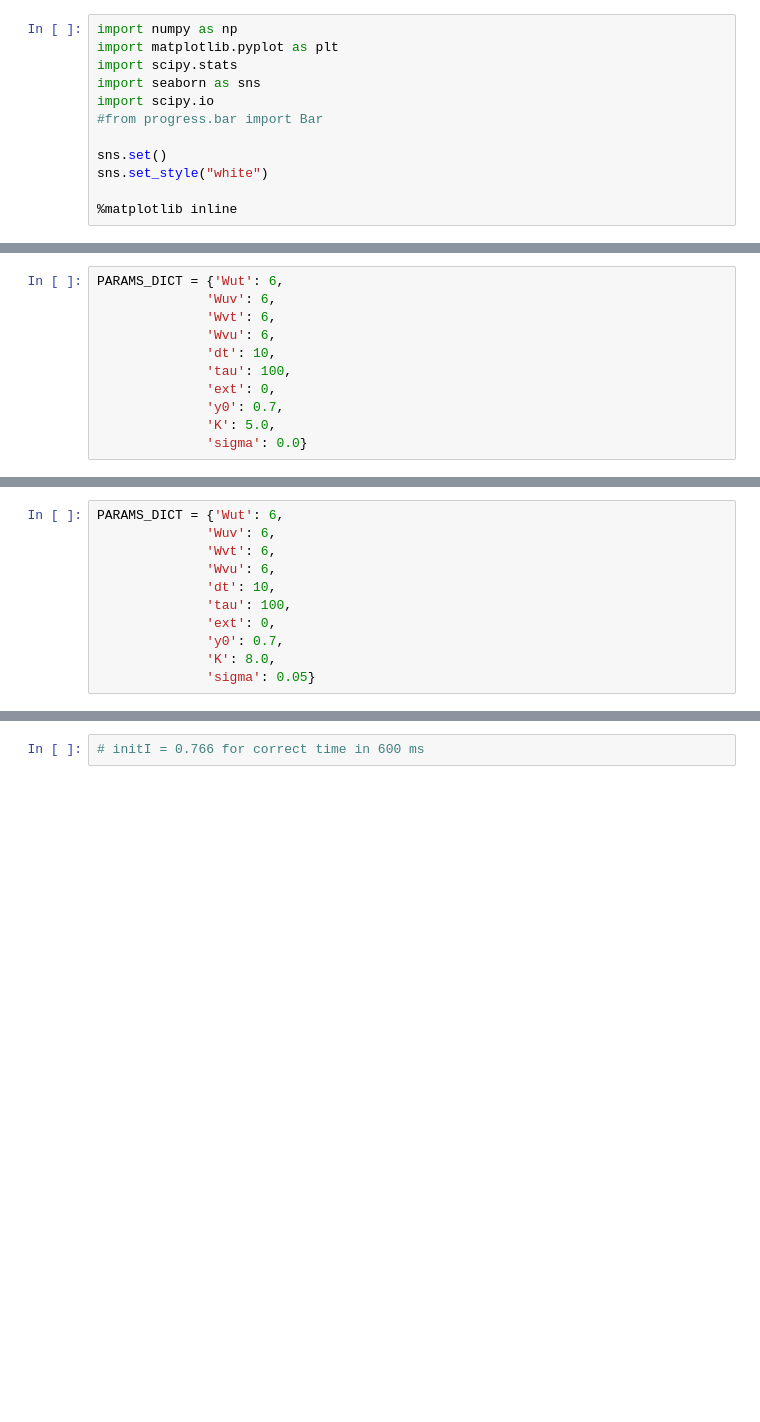
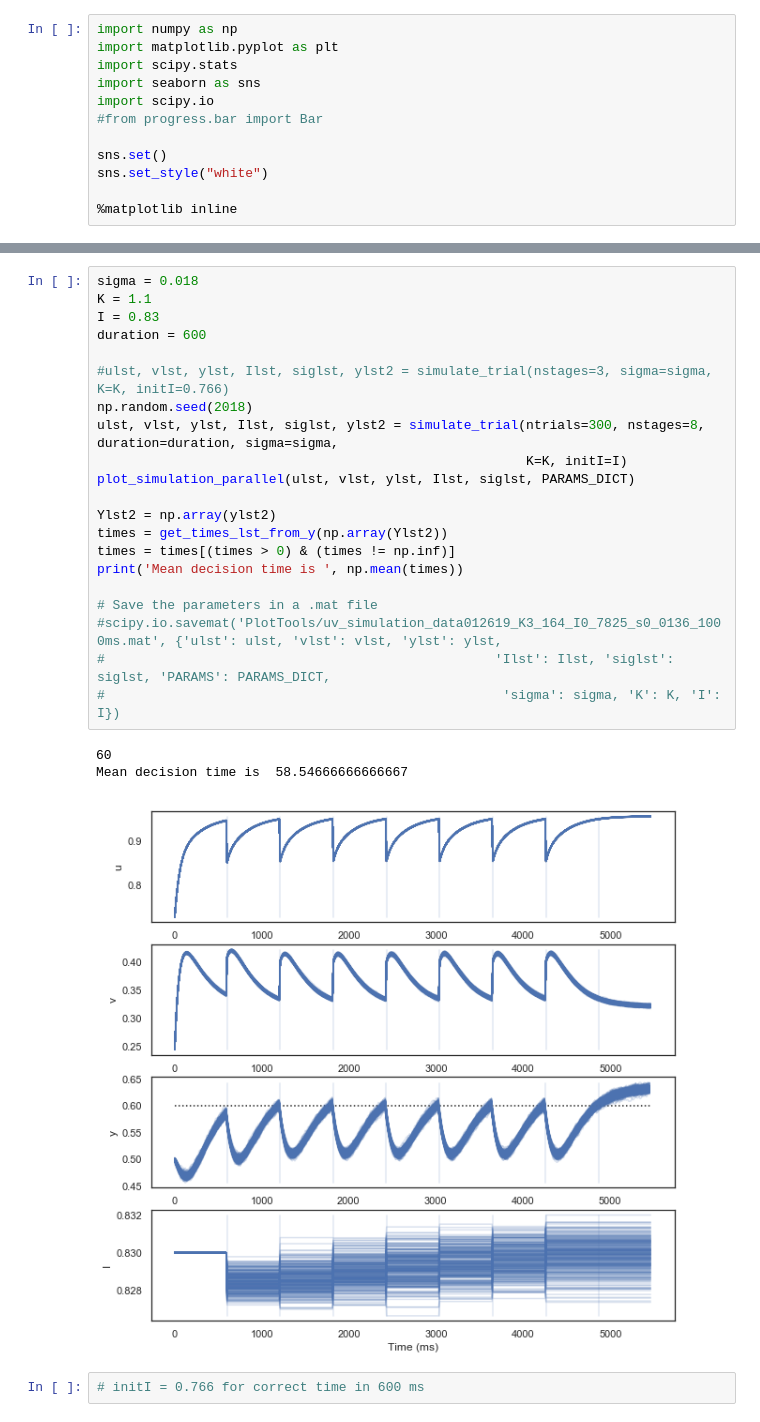
Before and after one commit to jazlab/SE_NL_MJ_2020, a Jupyter notebook: integrator_feedback_circuit.ipynb, the cells around one changed output, grey strips where cells are left out. Saved outputs shown, nothing was run; the diff lists cells and outputs as text; blank space fills up the shorter version.

```diff
--- a/integrator_feedback_circuit.ipynb
+++ b/integrator_feedback_circuit.ipynb
@@ -333,13 +164,2 @@ def plot_simulation(ulst, vlst, ylst, Ilst, siglst, params_dict):
     ax[3].set_xlabel('Time (ms)');
-# %%
-PARAMS_DICT = {'Wut': 6,
-              'Wuv': 6,
-              'Wvt': 6,
-              'Wvu': 6,
-              'dt': 10,
-              'tau': 100,
-              'ext': 0,
-              'y0': 0.7,
-              'K': 5.0,
-              'sigma': 0.0}
 # %%
@@ -486,11 +255,0 @@ def plot_simulation_parallel(ulst, vlst, ylst, Ilst, siglst, params_dict):
-# %%
-PARAMS_DICT = {'Wut': 6,
-              'Wuv': 6,
-              'Wvt': 6,
-              'Wvu': 6,
-              'dt': 10,
-              'tau': 100,
-              'ext': 0,
-              'y0': 0.7,
-              'K': 8.0,
-              'sigma': 0.05}
@@ -653,3 +256,28 @@ Mean decision time is  86.44666666666667
+# %%
+sigma = 0.018
+K = 1.1
+I = 0.83
+duration = 600
+
+#ulst, vlst, ylst, Ilst, siglst, ylst2 = simulate_trial(nstages=3, sigma=sigma, K=K, initI=0.766)
+np.random.seed(2018)
+ulst, vlst, ylst, Ilst, siglst, ylst2 = simulate_trial(ntrials=300, nstages=8, duration=duration, sigma=sigma,
+                                                       K=K, initI=I)
+plot_simulation_parallel(ulst, vlst, ylst, Ilst, siglst, PARAMS_DICT)
+
+Ylst2 = np.array(ylst2)
+times = get_times_lst_from_y(np.array(Ylst2))
+times = times[(times > 0) & (times != np.inf)]
+print('Mean decision time is ', np.mean(times))
+
+# Save the parameters in a .mat file
+#scipy.io.savemat('PlotTools/uv_simulation_data012619_K3_164_I0_7825_s0_0136_1000ms.mat', {'ulst': ulst, 'vlst': vlst, 'ylst': ylst,
+#                                                  'Ilst': Ilst, 'siglst': siglst, 'PARAMS': PARAMS_DICT,
+#                                                   'sigma': sigma, 'K': K, 'I': I})
+# %% [output]
+60
+Mean decision time is  58.54666666666667
+[figure, added]
 # %%
 # initI = 0.766 for correct time in 600 ms
 # %%
```
Also changed, not shown: parts of 28 cells of this notebook.
